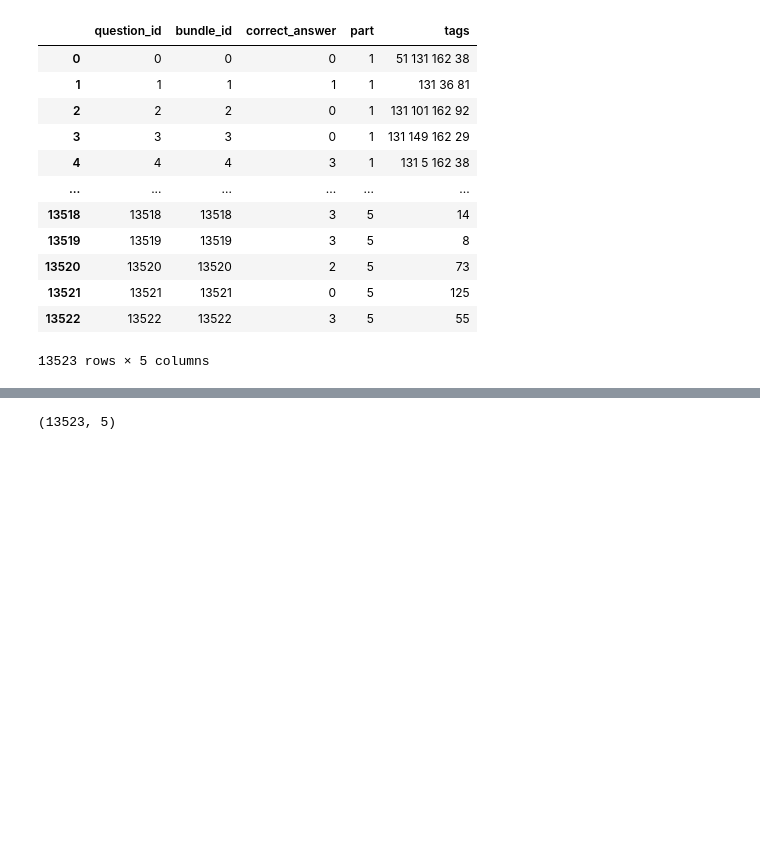
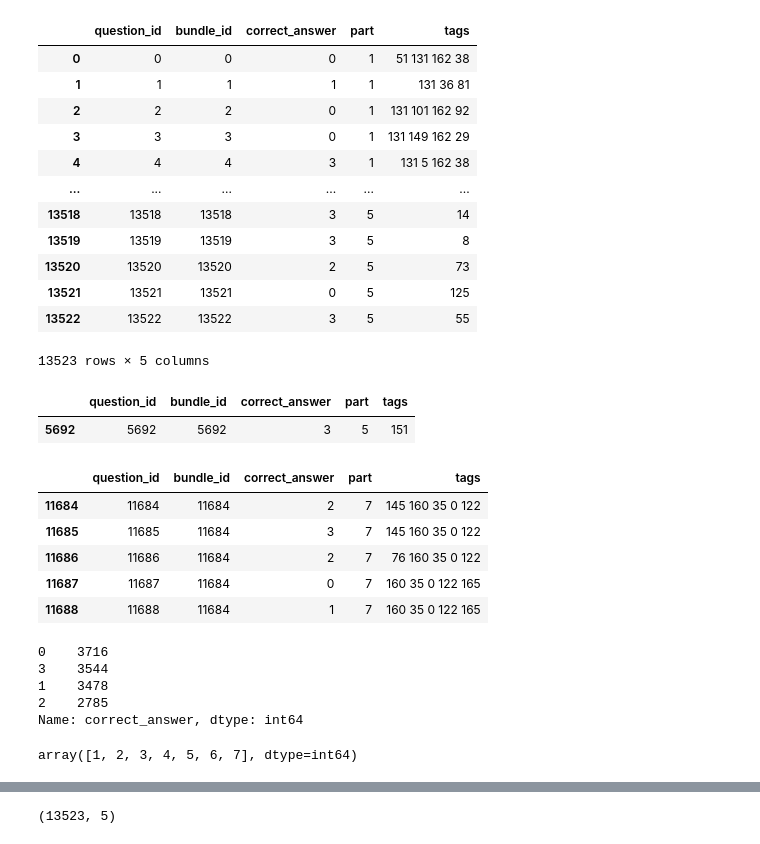
Before and after one commit to ingu627/answer_correctness, a Jupyter notebook: pre_questions.ipynb, the cells around one changed output, grey strips where cells are left out. Cells and saved outputs as stored; diff of their text form; code cells hidden in the pictures; blank space fills up the shorter version.

```diff
--- a/pre_questions.ipynb
+++ b/pre_questions.ipynb
@@ -40,0 +45,26 @@ questions
+# %%
+questions[questions.question_id == 5692]
+# %% [output]
+|  | question_id | bundle_id | correct_answer | part | tags |
+| 5692 | 5692 | 5692 | 3 | 5 | 151 |
+# %%
+questions[questions.bundle_id==11684]
+# %% [output]
+|  | question_id | bundle_id | correct_answer | part | tags |
+| 11684 | 11684 | 11684 | 2 | 7 | 145 160 35 0 122 |
+| 11685 | 11685 | 11684 | 3 | 7 | 145 160 35 0 122 |
+| 11686 | 11686 | 11684 | 2 | 7 | 76 160 35 0 122 |
+| 11687 | 11687 | 11684 | 0 | 7 | 160 35 0 122 165 |
+| 11688 | 11688 | 11684 | 1 | 7 | 160 35 0 122 165 |
+# %%
+questions.correct_answer.value_counts()
+# %% [output]
+0    3716
+3    3544
+1    3478
+2    2785
+Name: correct_answer, dtype: int64
+# %%
+questions.part.unique()
+# %% [output]
+array([1, 2, 3, 4, 5, 6, 7], dtype=int64)
```
Also changed, not shown: parts of 9 cells of this notebook.
